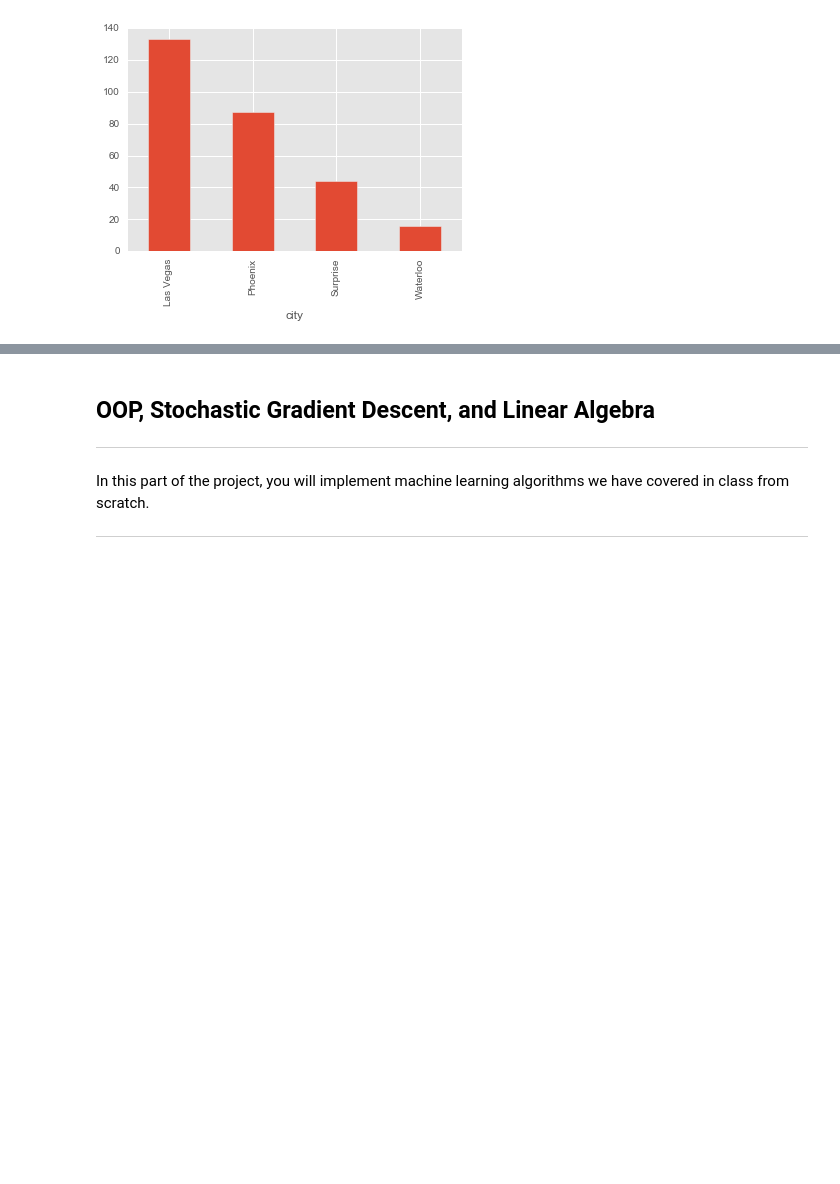
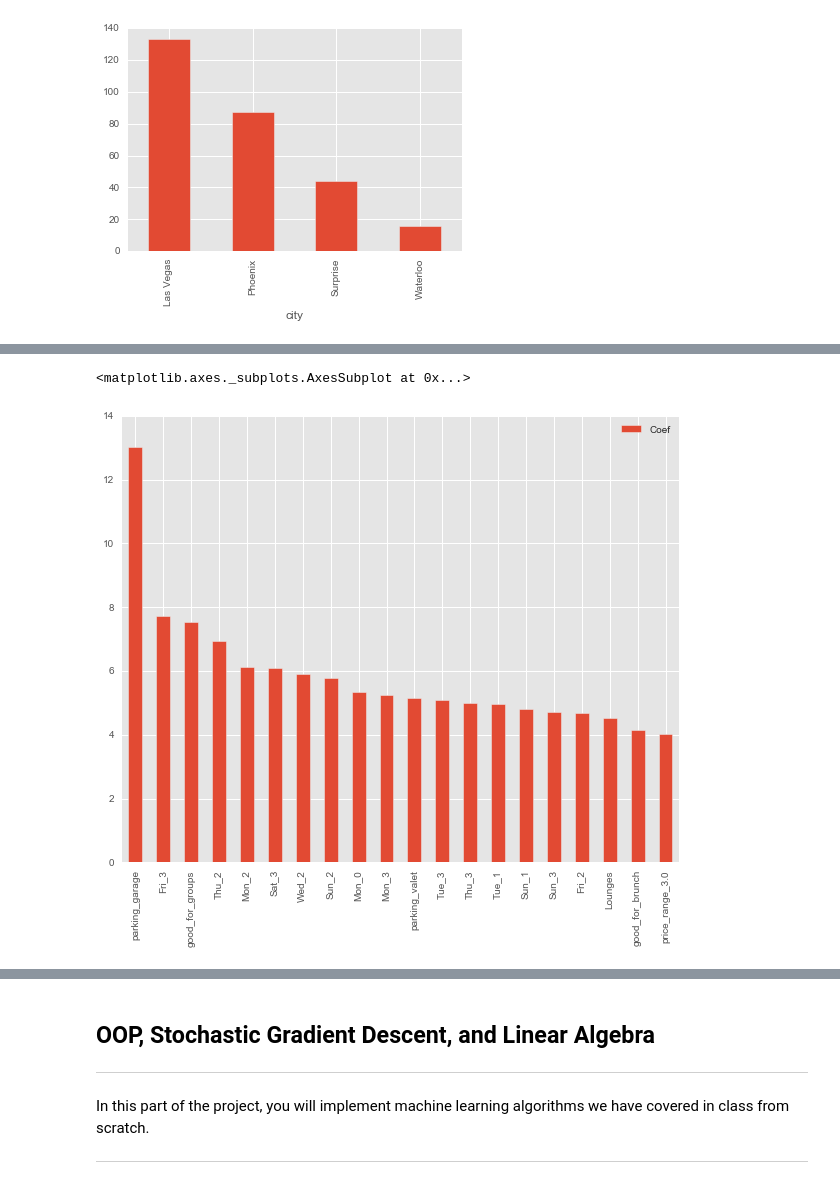
Before and after one commit to JC-Cheng/Data_Science, a Jupyter notebook: Projects/Project_4/project-4.ipynb, the cells around one changed output, grey strips where cells are left out. Cells and saved outputs as stored; diff of their text form; code cells hidden in the pictures; blank space fills up the shorter version.

```diff
--- a/Projects/Project_4/project-4.ipynb
+++ b/Projects/Project_4/project-4.ipynb
@@ -518,0 +463,10 @@ business.groupby('city')['review_count'].mean().plot('bar')
+# %%
+# merge all part of data!
+
+print business_info.shape, business_tag.shape, checking_df.shape
+
+business_df = business_info.merge(business_tag,on='business_id',how='inner')
+business_df = business_df.merge(checking_df,on='business_id',how='inner').drop('business_id',axis=1)
+
+print business_df.shape
+business_df.head()
@@ -518,0 +547,7 @@ business.groupby('city')['review_count'].mean().plot('bar')
+# %%
+coefs = pd.DataFrame(L2_model.coef_.T, columns=['Coef'],index=business_df.columns.tolist()[1:])
+fig, ax = plt.subplots(figsize=(10,8))
+coefs.sort_values('Coef',ascending=False).head(20).plot(kind='bar',ax=ax)
+# %% [output]
+<matplotlib.axes._subplots.AxesSubplot at 0x...>
+[figure, added]
```
Also changed, not shown: parts of 34 cells of this notebook.
